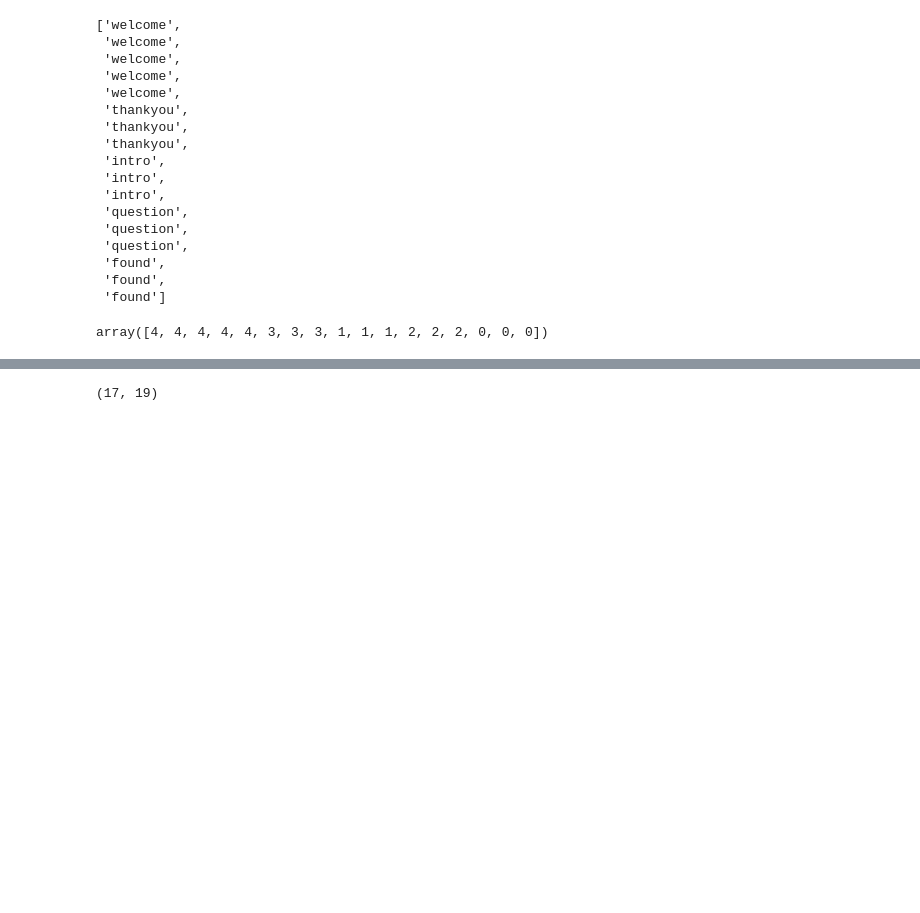
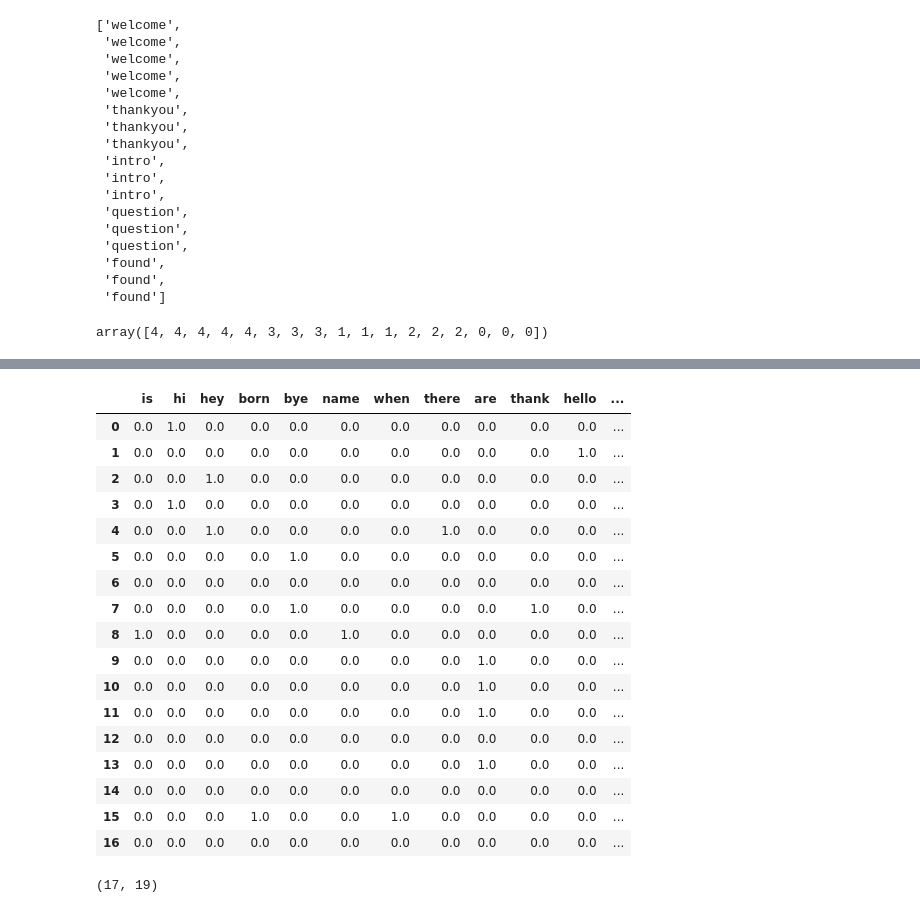
Before and after one commit to Ganeshpy3/chatbot, a Jupyter notebook: chatbot.ipynb, the cells around one changed output, grey strips where cells are left out. Cells and saved outputs as stored; diff of their text form; code cells hidden in the pictures; blank space fills up the shorter version.

```diff
--- a/chatbot.ipynb
+++ b/chatbot.ipynb
@@ -29,3 +29,7 @@ nltk.download('punkt')
 True
 # %%
 ps=PorterStemmer()
+# %%
+intenddict={}
+for intend in data["intends"]:
+  intenddict[intend["tags"]]=[i for i in intend["response"]]
@@ -80,8 +90,8 @@ CV=CountVectorizer()
 # %%
 allwords=set(allwords)
 # %%
-def bag_of_words(words,allwords):
-  words=word_tokenize(words)
+def bag_of_words(words,allwords=allwords):
+  # words=word_tokenize(words)
 
   data=np.zeros(len(allwords))
   for idx,value in enumerate(allwords):
@@ -92,4 +102,6 @@ def bag_of_words(words,allwords):
 # %%
 Xbag=[]
 for sentence in df["Text"]:
-  Xbag.append(bag_of_words(sentence,allwords))
+  Xbag.append(bag_of_words(sentence))
+
+Xbag
@@ -96,5 +126,25 @@ for sentence in df["Text"]:
 # %%
 X=pd.DataFrame(Xbag,columns=allwords)
+X
+# %% [output]
+|  | is | hi | hey | born | bye | name | when | there | are | thank | hello | ... |
+| 0 | 0.0 | 1.0 | 0.0 | 0.0 | 0.0 | 0.0 | 0.0 | 0.0 | 0.0 | 0.0 | 0.0 | ... |
+| 1 | 0.0 | 0.0 | 0.0 | 0.0 | 0.0 | 0.0 | 0.0 | 0.0 | 0.0 | 0.0 | 1.0 | ... |
+| 2 | 0.0 | 0.0 | 1.0 | 0.0 | 0.0 | 0.0 | 0.0 | 0.0 | 0.0 | 0.0 | 0.0 | ... |
+| 3 | 0.0 | 1.0 | 0.0 | 0.0 | 0.0 | 0.0 | 0.0 | 0.0 | 0.0 | 0.0 | 0.0 | ... |
+| 4 | 0.0 | 0.0 | 1.0 | 0.0 | 0.0 | 0.0 | 0.0 | 1.0 | 0.0 | 0.0 | 0.0 | ... |
+| 5 | 0.0 | 0.0 | 0.0 | 0.0 | 1.0 | 0.0 | 0.0 | 0.0 | 0.0 | 0.0 | 0.0 | ... |
+| 6 | 0.0 | 0.0 | 0.0 | 0.0 | 0.0 | 0.0 | 0.0 | 0.0 | 0.0 | 0.0 | 0.0 | ... |
+| 7 | 0.0 | 0.0 | 0.0 | 0.0 | 1.0 | 0.0 | 0.0 | 0.0 | 0.0 | 1.0 | 0.0 | ... |
+| 8 | 1.0 | 0.0 | 0.0 | 0.0 | 0.0 | 1.0 | 0.0 | 0.0 | 0.0 | 0.0 | 0.0 | ... |
+| 9 | 0.0 | 0.0 | 0.0 | 0.0 | 0.0 | 0.0 | 0.0 | 0.0 | 1.0 | 0.0 | 0.0 | ... |
+| 10 | 0.0 | 0.0 | 0.0 | 0.0 | 0.0 | 0.0 | 0.0 | 0.0 | 1.0 | 0.0 | 0.0 | ... |
+| 11 | 0.0 | 0.0 | 0.0 | 0.0 | 0.0 | 0.0 | 0.0 | 0.0 | 1.0 | 0.0 | 0.0 | ... |
+| 12 | 0.0 | 0.0 | 0.0 | 0.0 | 0.0 | 0.0 | 0.0 | 0.0 | 0.0 | 0.0 | 0.0 | ... |
+| 13 | 0.0 | 0.0 | 0.0 | 0.0 | 0.0 | 0.0 | 0.0 | 0.0 | 1.0 | 0.0 | 0.0 | ... |
+| 14 | 0.0 | 0.0 | 0.0 | 0.0 | 0.0 | 0.0 | 0.0 | 0.0 | 0.0 | 0.0 | 0.0 | ... |
+| 15 | 0.0 | 0.0 | 0.0 | 1.0 | 0.0 | 0.0 | 1.0 | 0.0 | 0.0 | 0.0 | 0.0 | ... |
+| 16 | 0.0 | 0.0 | 0.0 | 0.0 | 0.0 | 0.0 | 0.0 | 0.0 | 0.0 | 0.0 | 0.0 | ... |
 # %%
 X.shape
 # %% [output]
```
Also changed, not shown: parts of 16 cells of this notebook.
